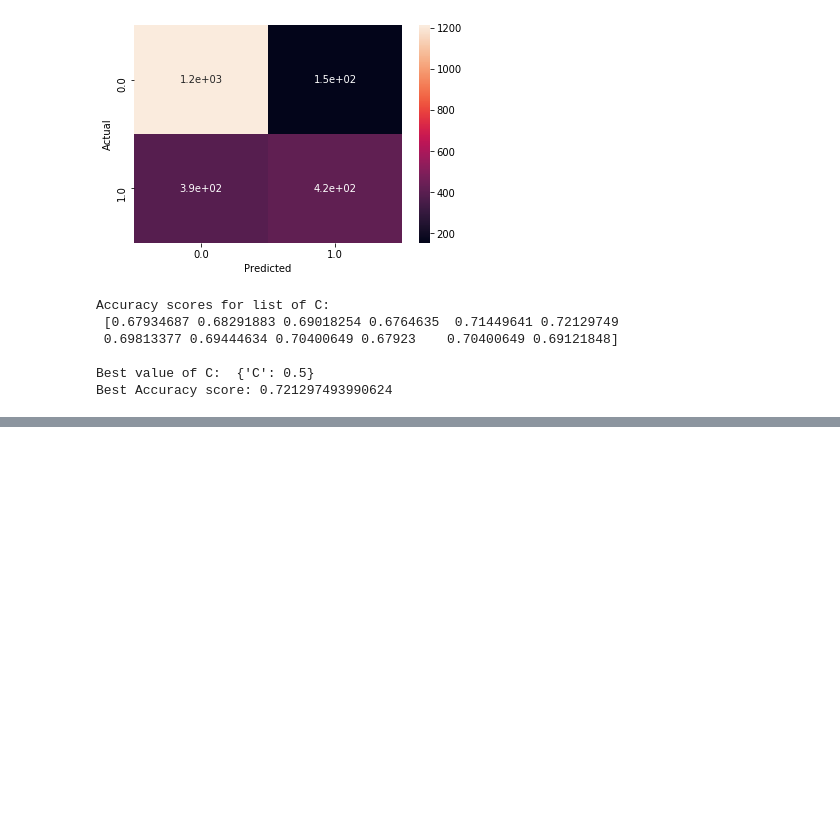
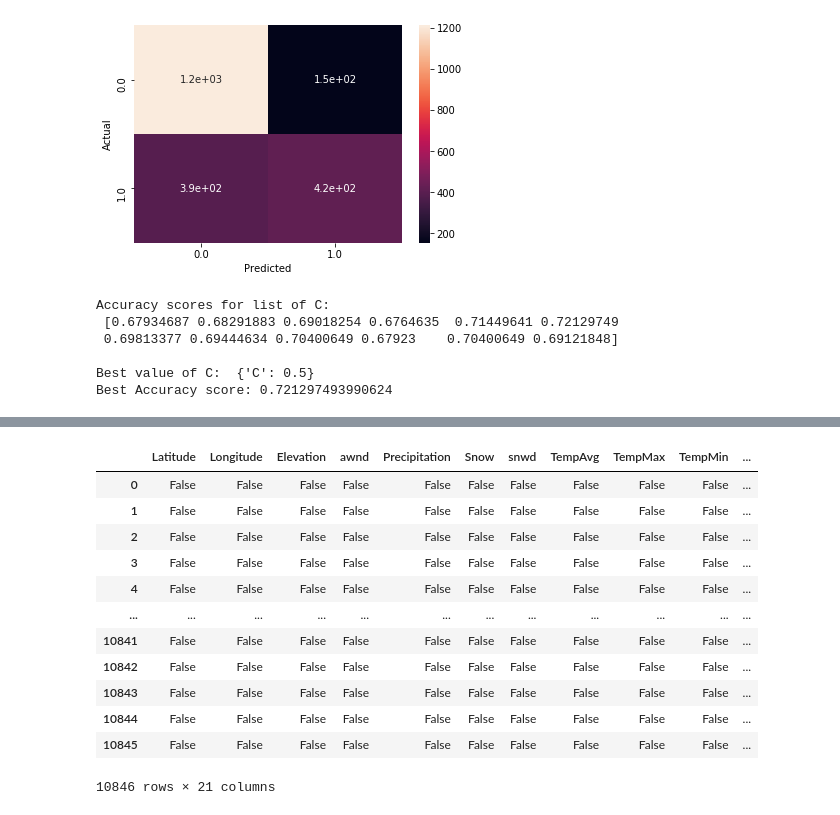
Before and after one commit to JonathanClifford/597ML-MachineLearningWeatherPrediction, a Jupyter notebook: mainAnalysisOfWeatherData.ipynb, the cells around one changed output, grey strips where cells are left out. Saved outputs shown, nothing was run; the diff lists cells and outputs as text; code cells hidden in the pictures; blank space fills up the shorter version.

```diff
--- a/mainAnalysisOfWeatherData.ipynb
+++ b/mainAnalysisOfWeatherData.ipynb
@@ -557,0 +591,17 @@ Best Accuracy score: 0.721297493990624
+# %%
+pd.set_option('display.max_columns', None)
+data.isnull()
+# %% [output]
+|  | Latitude | Longitude | Elevation | awnd | Precipitation | Snow | snwd | TempAvg | TempMax | TempMin | ... |
+| 0 | False | False | False | False | False | False | False | False | False | False | ... |
+| 1 | False | False | False | False | False | False | False | False | False | False | ... |
+| 2 | False | False | False | False | False | False | False | False | False | False | ... |
+| 3 | False | False | False | False | False | False | False | False | False | False | ... |
+| 4 | False | False | False | False | False | False | False | False | False | False | ... |
+| ... | ... | ... | ... | ... | ... | ... | ... | ... | ... | ... | ... |
+| 10841 | False | False | False | False | False | False | False | False | False | False | ... |
+| 10842 | False | False | False | False | False | False | False | False | False | False | ... |
+| 10843 | False | False | False | False | False | False | False | False | False | False | ... |
+| 10844 | False | False | False | False | False | False | False | False | False | False | ... |
+| 10845 | False | False | False | False | False | False | False | False | False | False | ... |
+10846 rows × 21 columns
```
Also changed, not shown: parts of 11 cells of this notebook.
